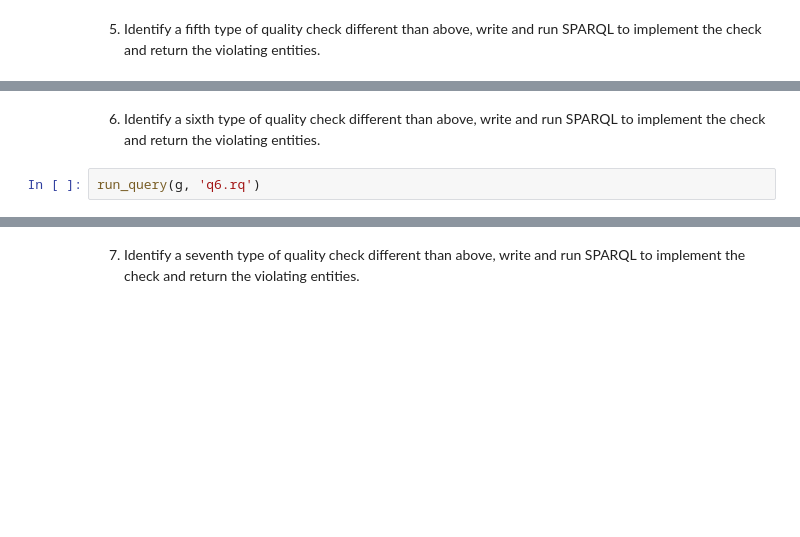
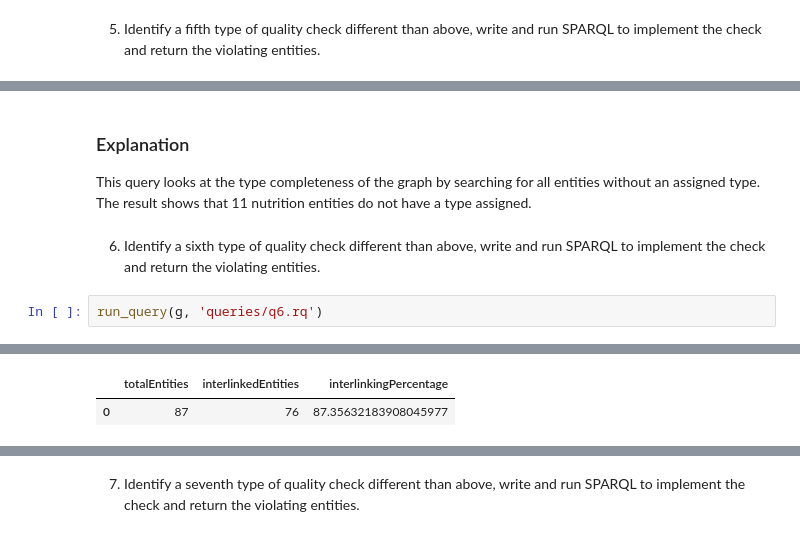
Before and after one commit to DominicVerschoor/Knowledge_Graph_Quality_Assesment, a Jupyter notebook: Assignment2 Template.ipynb, the cells around one changed output, grey strips where cells are left out. Cells and saved outputs as stored; diff of their text form; blank space fills up the shorter version.

Commit message:
Added q8-10 for completeness assessment

```diff
--- a/Assignment2 Template.ipynb
+++ b/Assignment2 Template.ipynb
@@ -148,4 +161,8 @@ No file for queries/q5.rq
+# %% [markdown]
+### Explanation
+This query looks at the type completeness of the graph by searching for all entities without an assigned type. The result shows that 11 nutrition entities do not have a type assigned.
 # %% [markdown]
 6. Identify a sixth type of quality check different than above, write and run SPARQL to implement the check and return the violating entities.
 # %%
-run_query(g, 'q6.rq')
+run_query(g, 'queries/q6.rq')
+# %% [output]
@@ -151,0 +170,2 @@ run_query(g, 'q6.rq')
+|  | totalEntities | interlinkedEntities | interlinkingPercentage |
+| 0 | 87 | 76 | 87.35632183908045977 |
```
Also changed, not shown: parts of 5 cells of this notebook, 3 other files.
